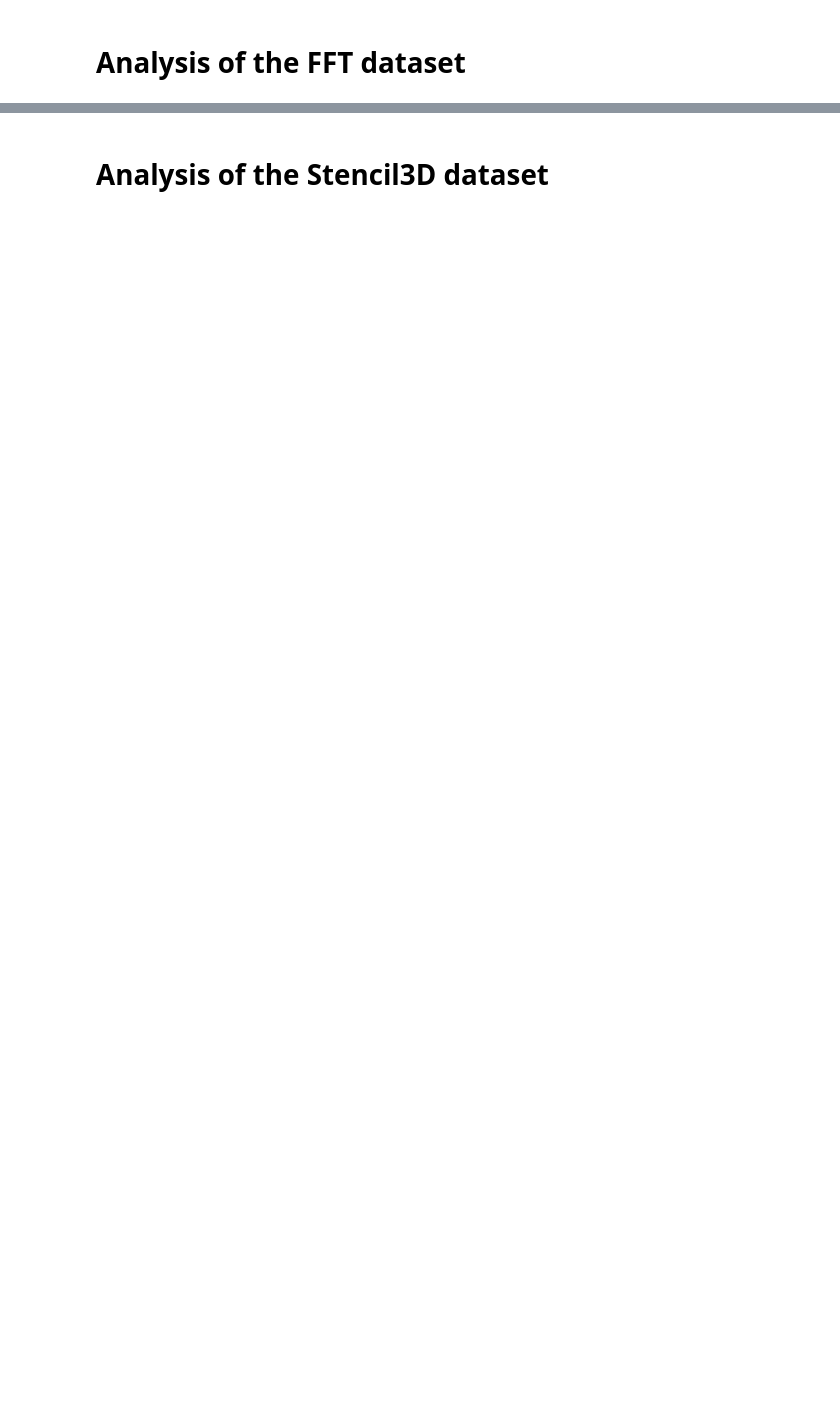
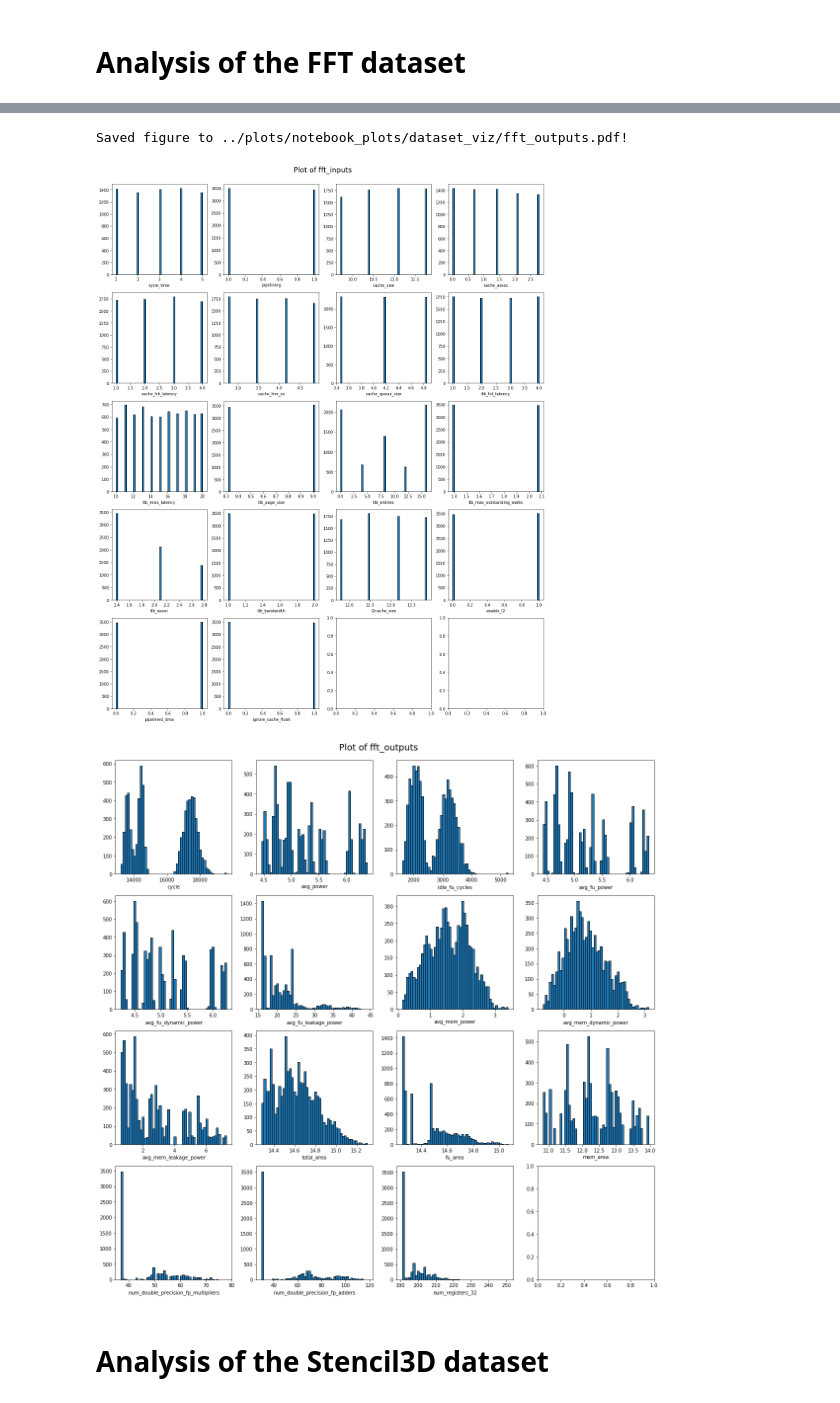
Before and after one commit to gncs/boa, a Jupyter notebook: notebooks/Dataset Visualisation.ipynb, the cells around one changed output, grey strips where cells are left out. Saved outputs shown, nothing was run; the diff lists cells and outputs as text; code cells hidden in the pictures; blank space fills up the shorter version.

```diff
--- a/notebooks/Dataset Visualisation.ipynb
+++ b/notebooks/Dataset Visualisation.ipynb
@@ -12,9 +158,13 @@ save_folder = "../plots/notebook_plots/dataset_viz/"
 # %%
 # Generate histograms summarizing data
-def generate_histograms(data: pd.DataFrame, name: str, show=True, save=True):
+
+def generate_histograms(data: pd.DataFrame, name: str, show=True, save=True, transforms={}):
     num_plots = len(data.columns)
     num_cols = 4
     num_rows = num_plots // num_cols + bool(num_plots % num_cols)
+
+    for label, transform in transforms.items():
+        data[label] = data[label].apply(transform)
 
     fig, axes = plt.subplots(nrows=num_rows, ncols=num_cols, figsize=(num_cols * 4, num_rows * 4))
     fig.suptitle(f"Plot of {name}", fontsize=18)
@@ -39,7 +189,9 @@ def analysis(dataset_path: str,
              name: str,
              sep: str,
              input_labels,
-             output_labels):
+             output_labels,
+             input_transforms={},
+             output_transforms={}):
 
     with open(dataset_path) as f:
         df = pd.read_csv(f, sep=sep, dtype=np.float64)
@@ -59,7 +211,6 @@ def analysis(dataset_path: str,
     print()
 
 
-
     df = df[input_labels + output_labels]
 
     print('Final inputs:', input_labels)
@@ -67,8 +218,8 @@ def analysis(dataset_path: str,
     print('Final outputs:', output_labels)
     print("==============================================\n")
 
-    generate_histograms(df[input_labels], name=f'{name}_inputs', show=True, save=True)
-    generate_histograms(df[output_labels], name=f'{name}_outputs', show=True, save=True)
+    generate_histograms(df[input_labels], name=f'{name}_inputs', show=True, save=True, transforms=input_transforms)
+    generate_histograms(df[output_labels], name=f'{name}_outputs', show=True, save=True, transforms=output_transforms)
 # %%
 fft_path = "../resources/fft_dataset.csv"
 stencil3d_path = "../resources/stencil3d_dataset.csv"
@@ -103,0 +230,28 @@ Saved figure to ../plots/notebook_plots/dataset_viz/fft_outputs.pdf!
+# %%
+analysis(dataset_path=fft_path,
+         name="fft",
+         sep=" ",
+         input_labels=label_dict["fft"]["input_labels"],
+         output_labels=label_dict["fft"]["output_labels"],
+         input_transforms={
+             'cache_size': np.log,
+             'cache_assoc': np.log,
+             'cache_line_sz': np.log,
+             'cache_queue_size': np.log,
+             'tlb_page_size': np.log,
+             'tlb_max_outstanding_walks': np.log,
+             'tlb_assoc': np.log,
+             'l2cache_size': np.log,
+          },
+         output_transforms={
+             'avg_mem_power': np.log,
+             'avg_mem_dynamic_power': np.log,
+             'avg_fu_dynamic_power': np.log,
+             'avg_fu_power': np.log,
+             'total_area': np.log,
+             'fu_area': np.log,
+             'mem_area': np.log,
+             'avg_power': np.log
+
+         })
+# %% [output]
@@ -104,2 +282,5 @@ Saved figure to ../plots/notebook_plots/dataset_viz/fft_outputs.pdf!
+Saved figure to ../plots/notebook_plots/dataset_viz/fft_outputs.pdf!
+[figure, added]
+[figure, added]
 # %% [markdown]
 # Analysis of the Stencil3D dataset
```
Also changed, not shown: parts of 10 cells of this notebook, 9 other files.
